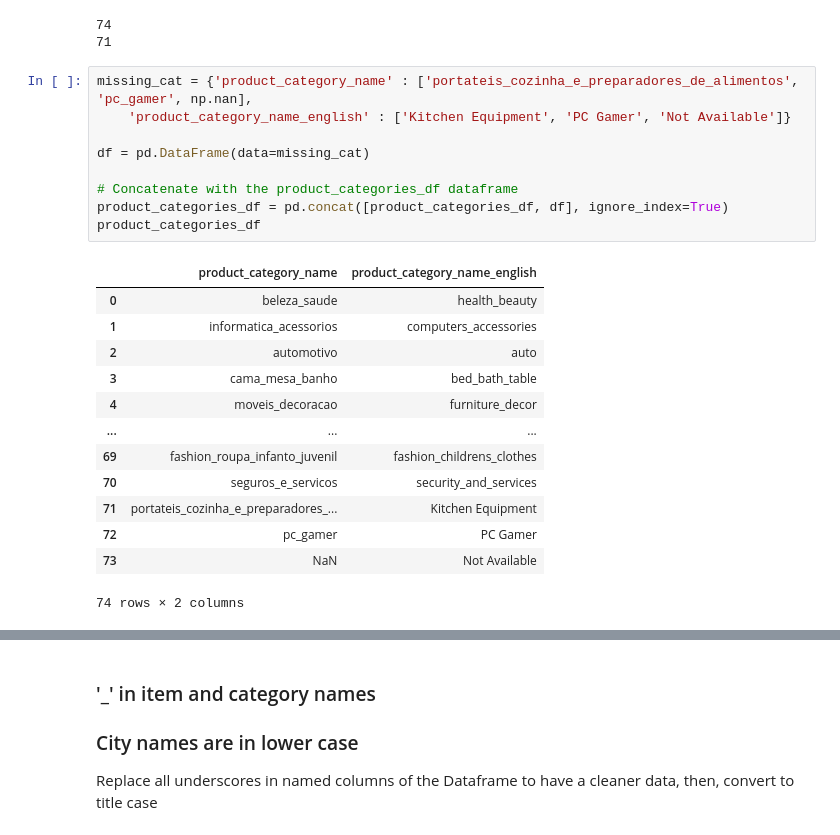
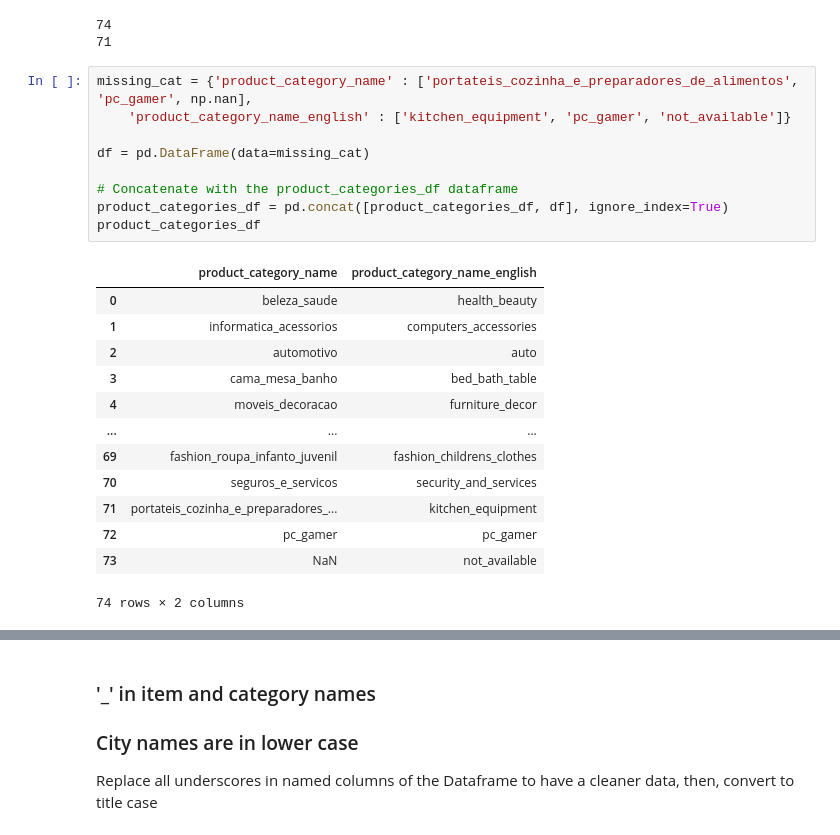
Before and after one commit to KennethOdoh/olist_kpi_dashboard, a Jupyter notebook: olist_ecommerce.ipynb, the cells around one changed output, grey strips where cells are left out. Cells and saved outputs as stored; diff of their text form.

```diff
--- a/olist_ecommerce.ipynb
+++ b/olist_ecommerce.ipynb
@@ -762,26 +734,26 @@ print(product_categories_df.product_category_name.nunique(dropna=False))
 71
 # %%
 missing_cat = {'product_category_name' : ['portateis_cozinha_e_preparadores_de_alimentos', 'pc_gamer', np.nan],
-    'product_category_name_english' : ['Kitchen Equipment', 'PC Gamer', 'Not Available']}
+    'product_category_name_english' : ['kitchen_equipment', 'pc_gamer', 'not_available']}
 
 df = pd.DataFrame(data=missing_cat)
 
 # Concatenate with the product_categories_df dataframe
 product_categories_df = pd.concat([product_categories_df, df], ignore_index=True)
 product_categories_df
 # %% [output]
 |  | product_category_name | product_category_name_english |
 | 0 | beleza_saude | health_beauty |
 | 1 | informatica_acessorios | computers_accessories |
 | 2 | automotivo | auto |
 | 3 | cama_mesa_banho | bed_bath_table |
 | 4 | moveis_decoracao | furniture_decor |
 | ... | ... | ... |
 | 69 | fashion_roupa_infanto_juvenil | fashion_childrens_clothes |
 | 70 | seguros_e_servicos | security_and_services |
-| 71 | portateis_cozinha_e_preparadores_... | Kitchen Equipment |
-| 72 | pc_gamer | PC Gamer |
-| 73 | NaN | Not Available |
+| 71 | portateis_cozinha_e_preparadores_... | kitchen_equipment |
+| 72 | pc_gamer | pc_gamer |
+| 73 | NaN | not_available |
 74 rows × 2 columns
 # %%
 # Next, replace the Portugese category names with English version
```
Also changed, not shown: parts of 47 cells of this notebook, 1 other file.
